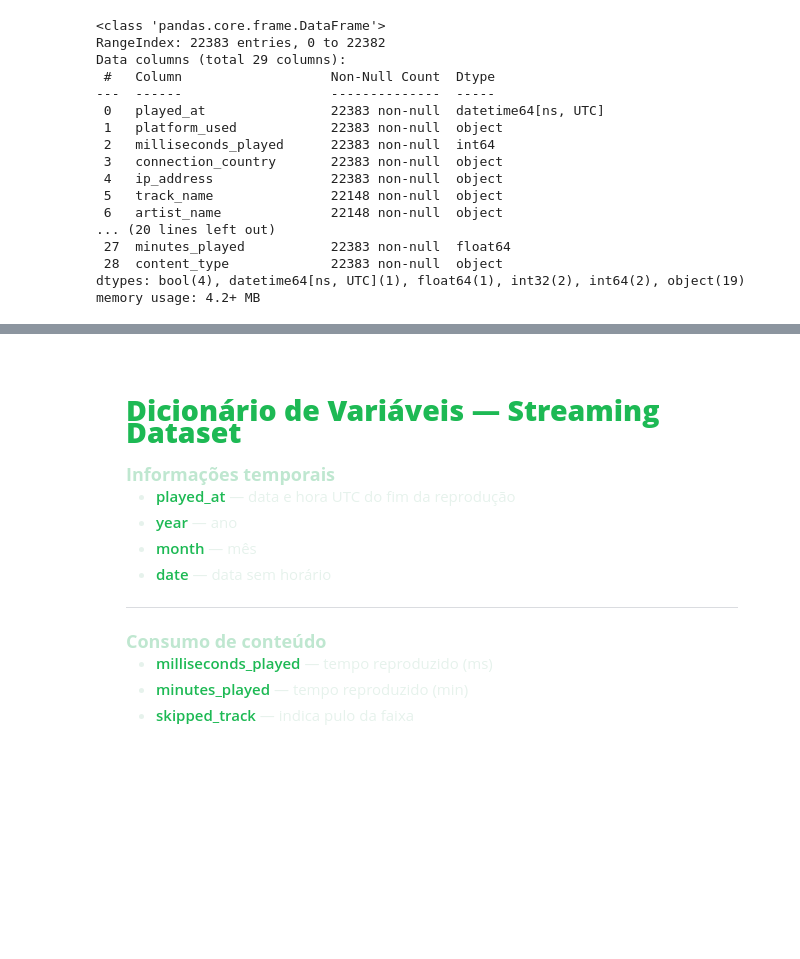
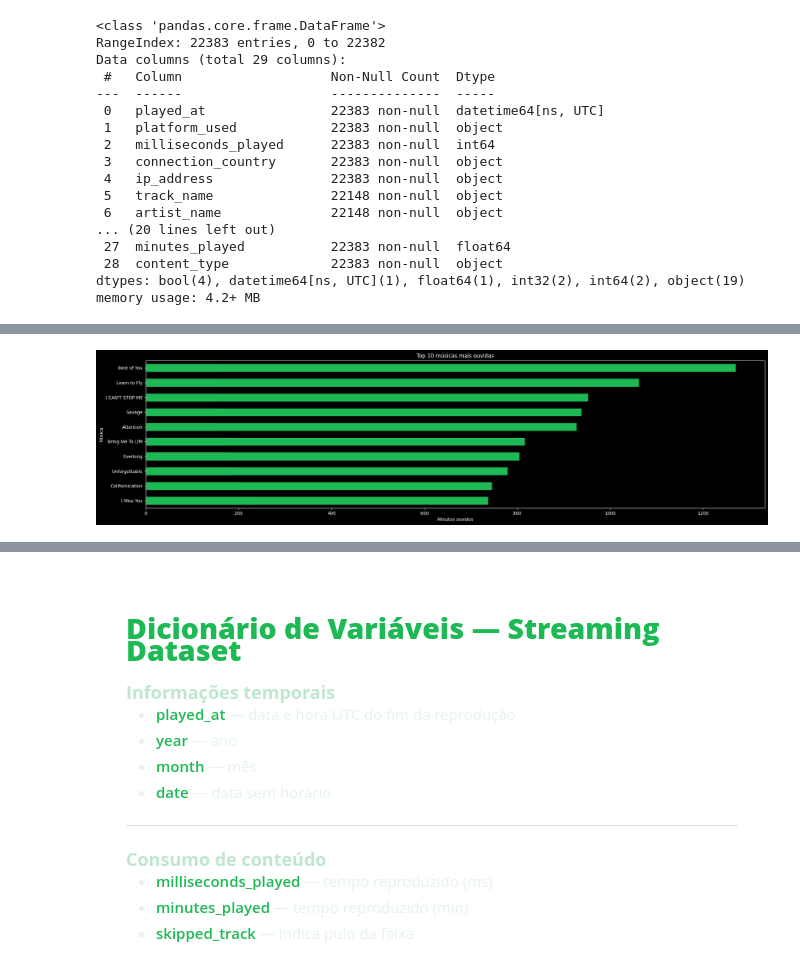
Before and after one commit to GuilhermeSouza122/atv_ciencia_dados, a Jupyter notebook: may/analise_descritiva.ipynb, the cells around one changed output, grey strips where cells are left out. Cells and saved outputs as stored; diff of their text form; code cells hidden in the pictures; blank space fills up the shorter version.

```diff
--- a/may/analise_descritiva.ipynb
+++ b/may/analise_descritiva.ipynb
@@ -264,0 +318,26 @@ memory usage: 4.2+ MB
+# %%
+# Músicas favoritas
+top_tracks = (
+    df[df["track_name"].notna()]
+    .groupby("track_name")["minutes_played"]
+    .sum()
+    .sort_values(ascending=False)
+    .head(10)
+)
+
+plt.figure()
+# ordenar dos mais ouvidos para os menos ouvidos
+plts = top_artists.sort_values(ascending=True)
+plts.plot(kind="barh")
+top_tracks.plot(kind="barh")
+plt.title("Top 10 músicas mais ouvidas")
+plt.xlabel("Minutos ouvidos")
+plt.ylabel("Música")
+# deixar a largura do gráfico mais larga
+plt.gcf().set_size_inches(25, 6)
+# deixar a cor das barras como #1DB954
+for patch in plt.gca().patches:
+    patch.set_color("#1DB954")
+plt.show()
+# %% [output]
+[figure, added]
```
Also changed, not shown: parts of 8 cells of this notebook.
